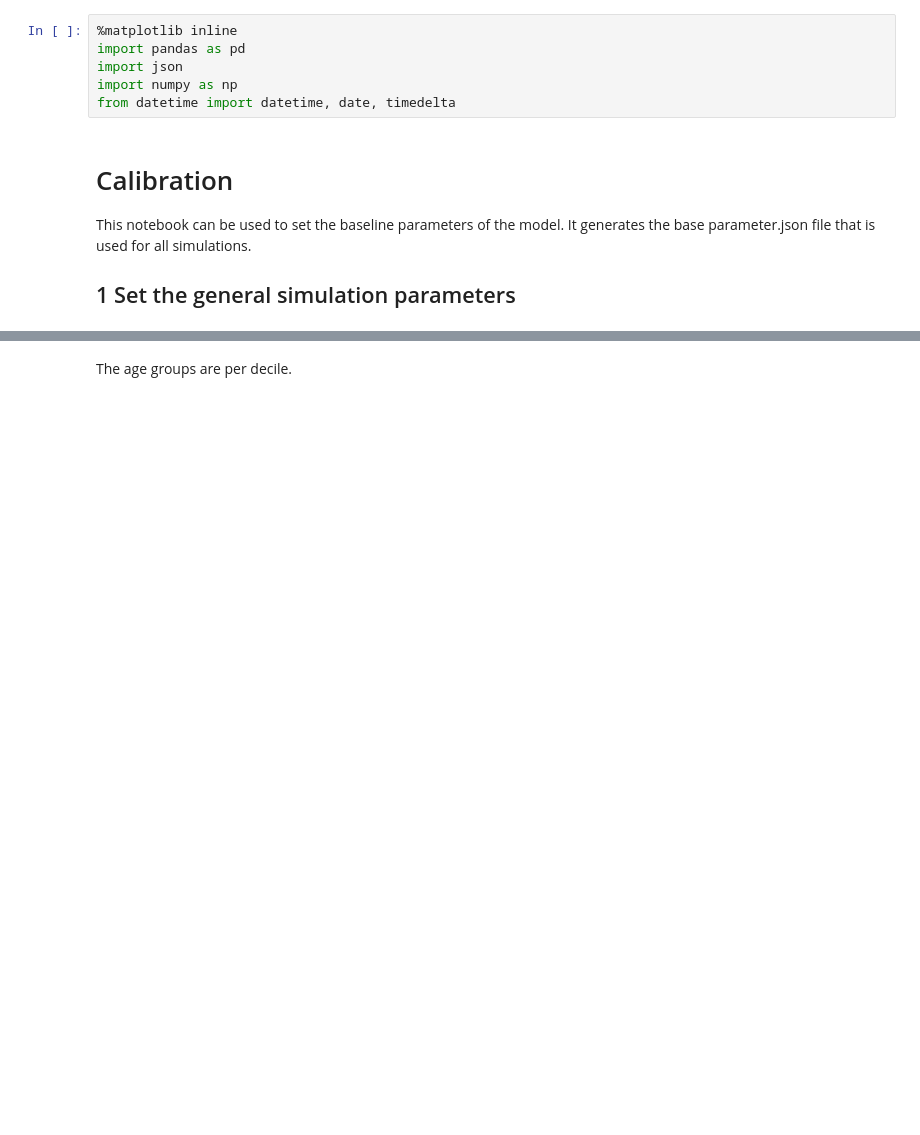
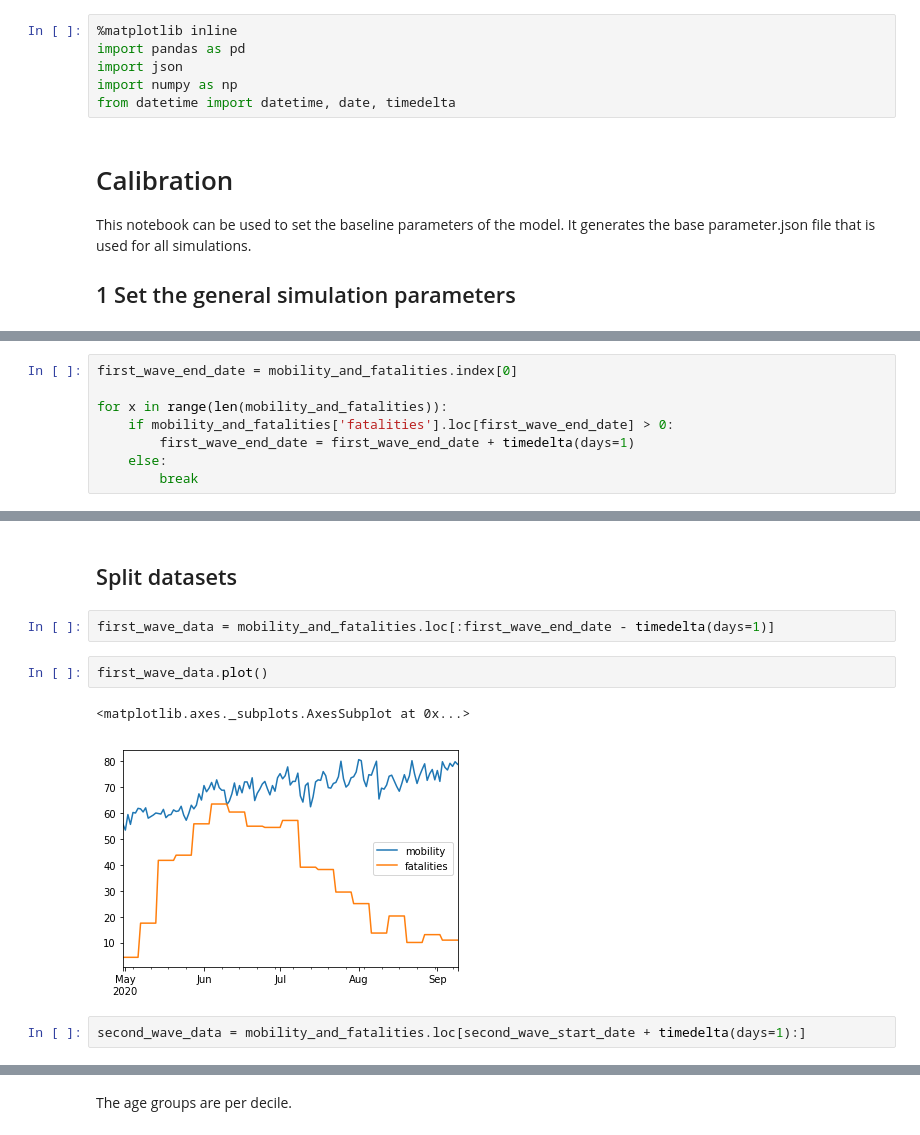
Before and after one commit to blackrhinoabm/501-V2-CT, a Jupyter notebook: calibration.ipynb, the cells around one changed output, grey strips where cells are left out. Saved outputs shown, nothing was run; the diff lists cells and outputs as text; blank space fills up the shorter version.

```diff
--- a/calibration.ipynb
+++ b/calibration.ipynb
@@ -88,0 +105,8 @@ initial_agents
+# %%
+first_wave_end_date = mobility_and_fatalities.index[0]
+
+for x in range(len(mobility_and_fatalities)):
+    if mobility_and_fatalities['fatalities'].loc[first_wave_end_date] > 0:
+        first_wave_end_date = first_wave_end_date + timedelta(days=1)
+    else:
+        break
@@ -88,0 +131,11 @@ initial_agents
+# %% [markdown]
+## Split datasets
+# %%
+first_wave_data = mobility_and_fatalities.loc[:first_wave_end_date - timedelta(days=1)]
+# %%
+first_wave_data.plot()
+# %% [output]
+<matplotlib.axes._subplots.AxesSubplot at 0x...>
+[figure, added]
+# %%
+second_wave_data = mobility_and_fatalities.loc[second_wave_start_date + timedelta(days=1):]
```
Also changed, not shown: parts of 56 cells of this notebook, 19 other files.
